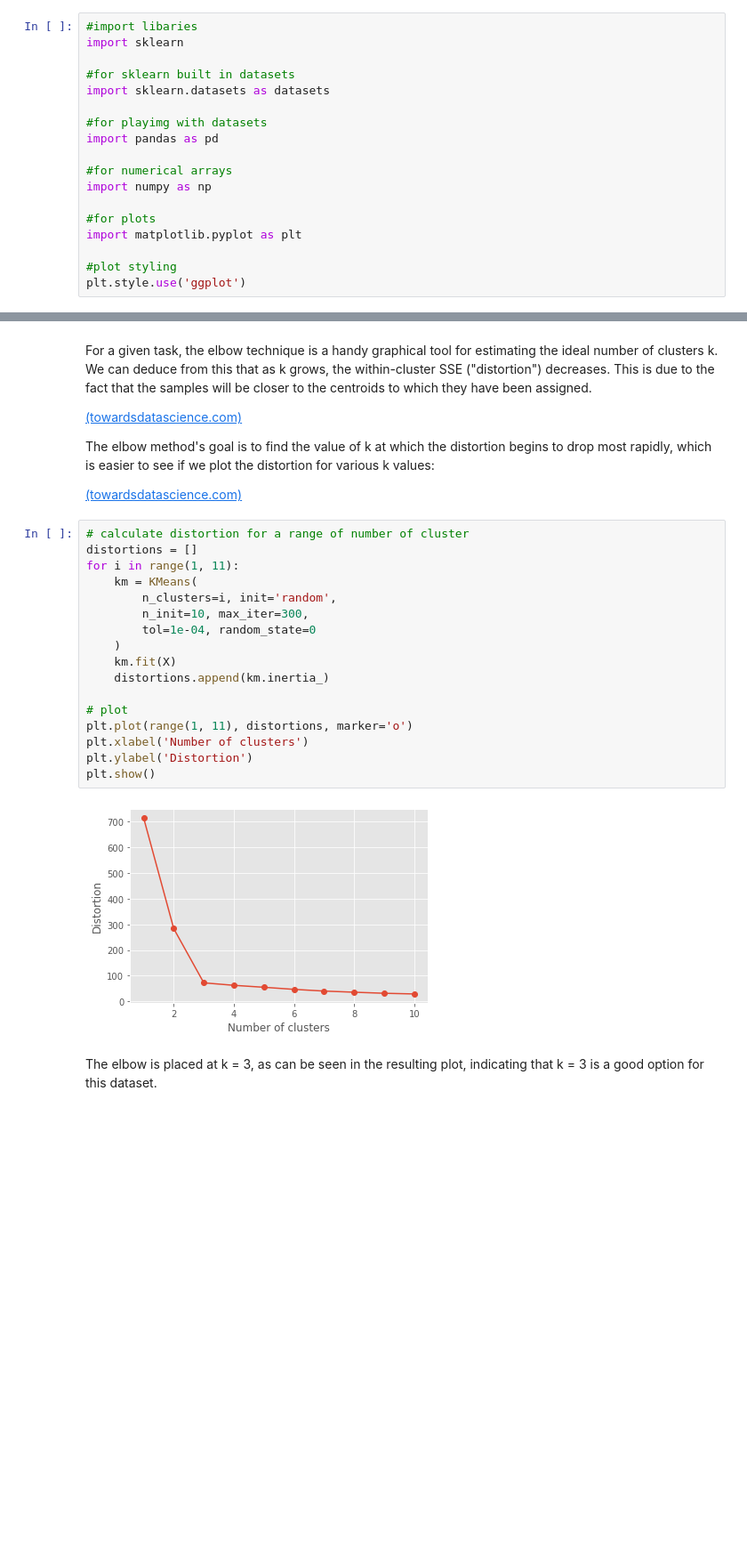
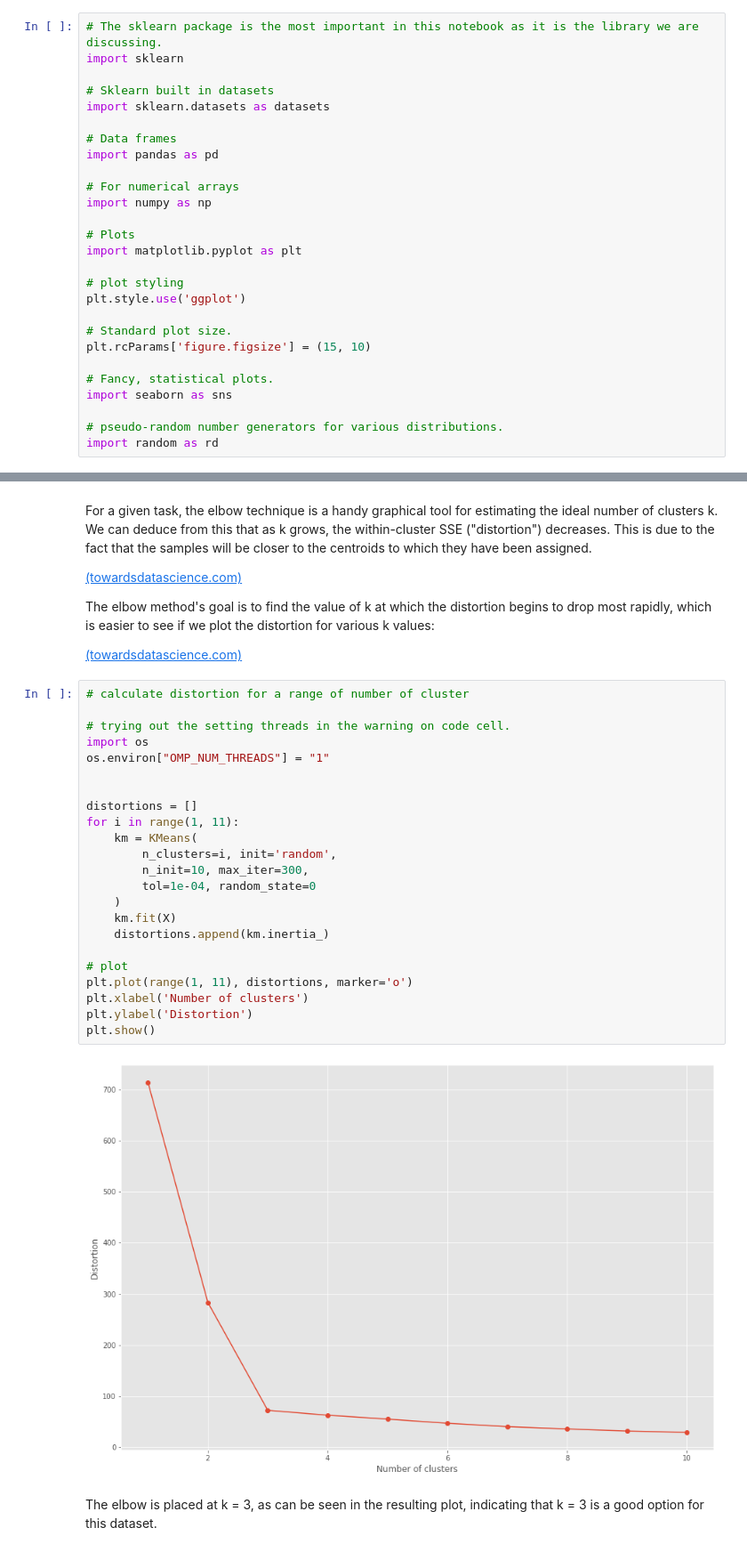
Before and after one commit to AineNicD/machine-learning-and-statistics, a Jupyter notebook: scikit-learn.ipynb, the cells around one changed output, grey strips where cells are left out. Shown at 89% size. Drawn from its saved outputs; the diff is of its cells as text; blank space fills up the shorter version.

Commit message:
added more on k means algorithm and some tidying up across notebook

```diff
--- a/scikit-learn.ipynb
+++ b/scikit-learn.ipynb
@@ -14,21 +14,30 @@
 # %%
-#import libaries
+# The sklearn package is the most important in this notebook as it is the library we are discussing.
 import sklearn
 
-#for sklearn built in datasets
+# Sklearn built in datasets
 import sklearn.datasets as datasets
 
-#for playimg with datasets
+# Data frames
 import pandas as pd
 
-#for numerical arrays
+# For numerical arrays
 import numpy as np
 
-#for plots
+# Plots
 import matplotlib.pyplot as plt
 
-#plot styling
+# plot styling
 plt.style.use('ggplot')
+
+# Standard plot size.
+plt.rcParams['figure.figsize'] = (15, 10)
+
+# Fancy, statistical plots.
+import seaborn as sns
+
+# pseudo-random number generators for various distributions.
+import random as rd
 # %% [markdown]
 ## Table of contents
 
@@ -657,23 +665,29 @@ The elbow method's goal is to find the value of k at which the distortion begins
 [(towardsdatascience.com)](https://towardsdatascience.com/k-means-clustering-with-scikit-learn-6b47a369a83c)
 # %%
 # calculate distortion for a range of number of cluster
+
+# trying out the setting threads in the warning on code cell.
+import os
+os.environ["OMP_NUM_THREADS"] = "1"
+
+
 distortions = []
 for i in range(1, 11):
     km = KMeans(
         n_clusters=i, init='random',
         n_init=10, max_iter=300,
         tol=1e-04, random_state=0
     )
     km.fit(X)
     distortions.append(km.inertia_)
 
 # plot
 plt.plot(range(1, 11), distortions, marker='o')
 plt.xlabel('Number of clusters')
 plt.ylabel('Distortion')
 plt.show()
 # %% [output]
-[figure, old version]
+[figure, new version]
 # %% [markdown]
 The elbow is placed at k = 3, as can be seen in the resulting plot, indicating that k = 3 is a good option for this dataset.
 # %% [markdown]
```
Also changed, not shown: parts of 48 cells of this notebook, 3 other files.
